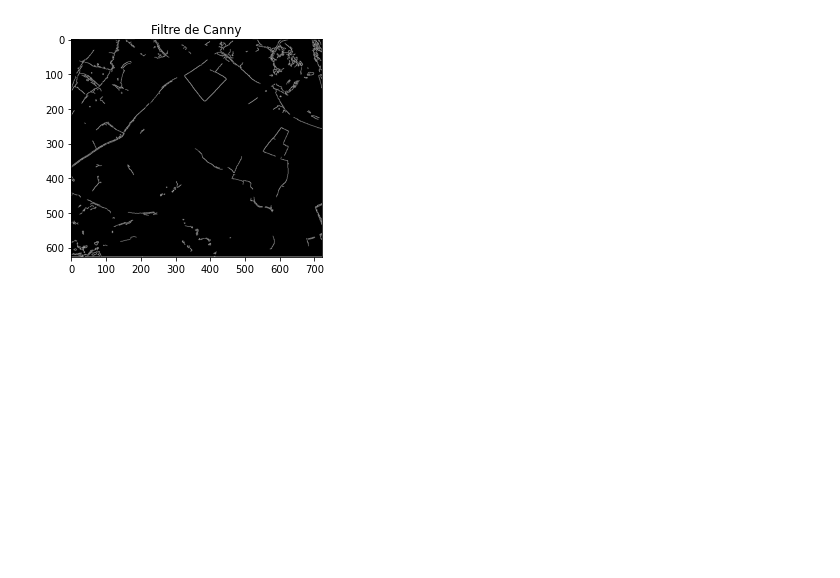
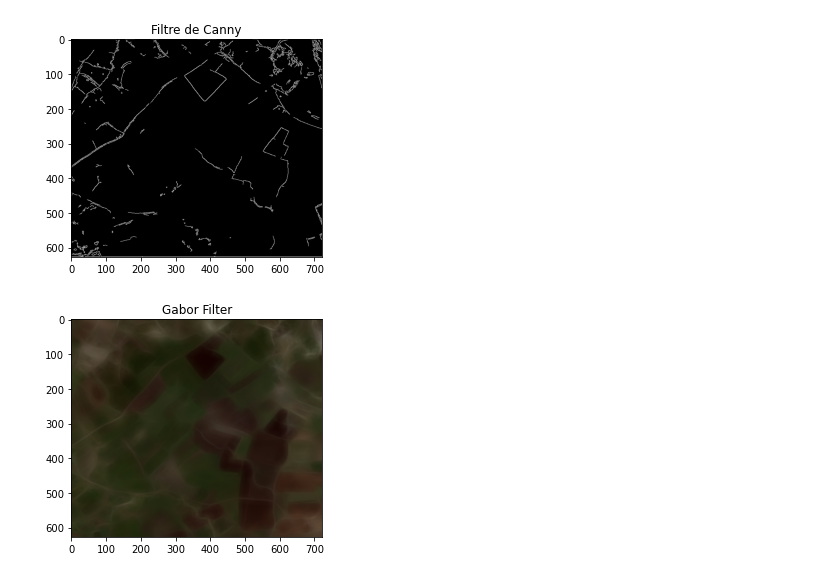
Before and after one commit to AIT-LAHCEN/crop-mapping, a Jupyter notebook: Code.ipynb, the cells around one changed output. Saved outputs shown, nothing was run; the diff lists cells and outputs as text; code cells hidden in the pictures; blank space fills up the shorter version.

Commit message:
Gabor Filter

```diff
--- a/Code.ipynb
+++ b/Code.ipynb
@@ -202,3 +199,37 @@ plt.imshow(edges, cmap='gray')
 plt.show()
 # %% [output]
 [figure]
+# %%
+# Gabor Filter
+
+def build_filters():
+    """ returns a list of kernels in several orientations
+    """
+    filters = []
+    ksize = 31
+    for theta in np.arange(0, np.pi, np.pi / 32):
+        params = {'ksize':(ksize, ksize), 'sigma':1.0, 'theta':theta, 'lambd':15.0,
+                  'gamma':0.02, 'psi':0, 'ktype':cv2.CV_32F}
+        kern = cv2.getGaborKernel(**params)
+        kern /= 1.5*kern.sum()
+        filters.append((kern,params))
+    return filters
+# %%
+def process(img, filters):
+    """ returns the img filtered by the filter list
+    """
+    accum = np.zeros_like(img)
+    for kern,params in filters:
+        fimg = cv2.filter2D(img, cv2.CV_8UC3, kern)
+        np.maximum(accum, fimg, accum)
+    return accum
+# %%
+img = io.imread('Images/test2.jpg')
+filters = build_filters()
+p = process(img, filters)
+# %%
+plt.title("Gabor Filter")
+plt.imshow(p)
+plt.show()
+# %% [output]
+[figure, added]
```
Also changed, not shown: parts of 3 cells of this notebook.
